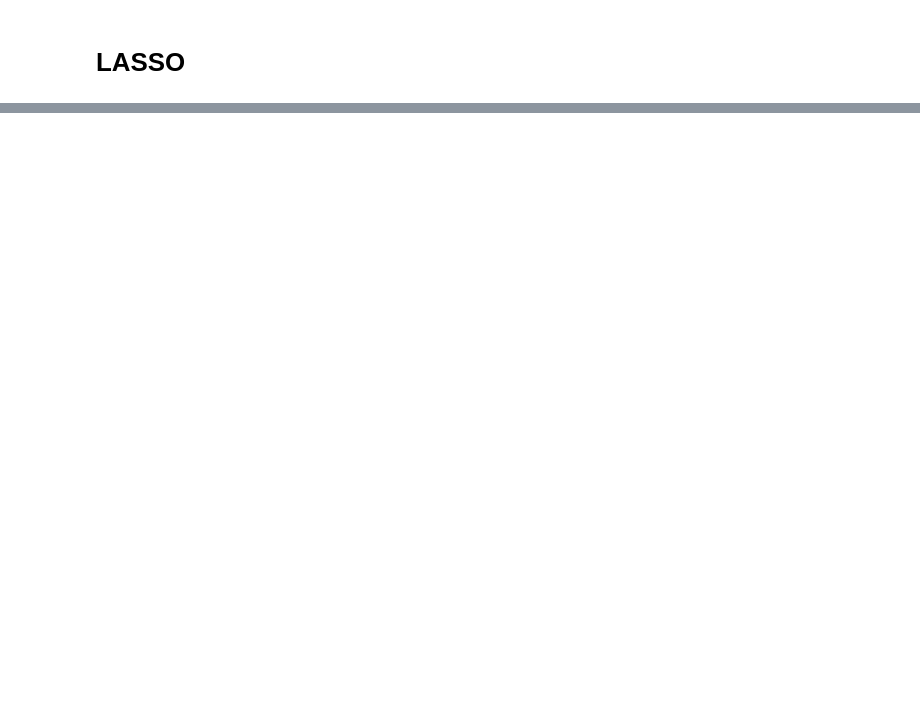
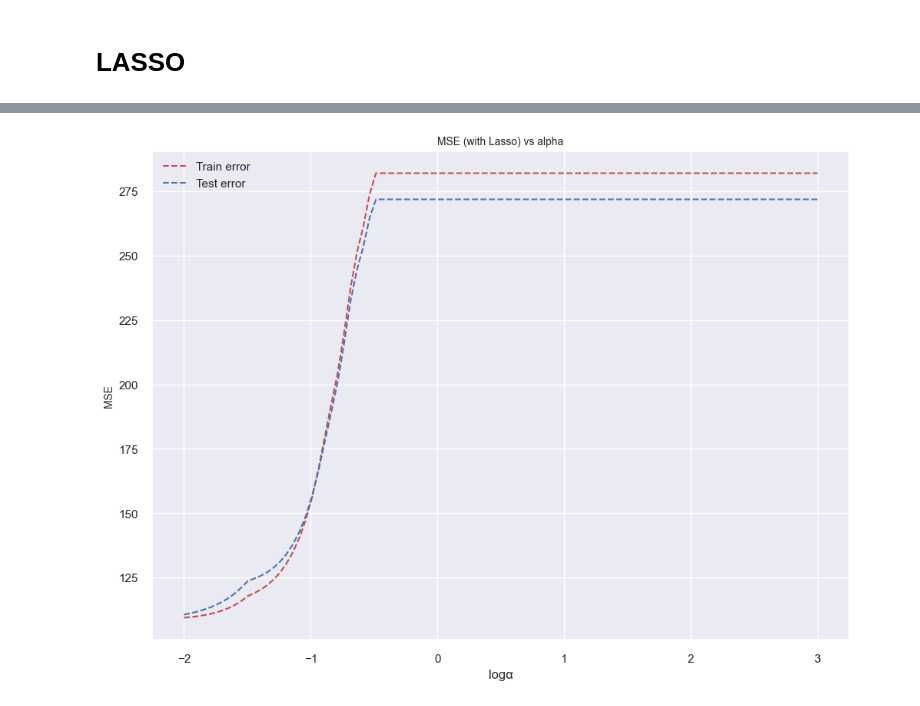
Before and after one commit to kcristinaa/ML-course, a Jupyter notebook: 1η εργασία/Assignment1.ipynb, the cells around one changed output, grey strips where cells are left out. Drawn from its saved outputs; the diff is of its cells as text; code cells hidden in the pictures; blank space fills up the shorter version.

```diff
--- a/1η εργασία/Assignment1.ipynb
+++ b/1η εργασία/Assignment1.ipynb
@@ -276,16 +249,0 @@ plt.show()
-# %%
-df = pd.DataFrame()
-mse  = []
-mae = []
-mape = []
-alphas = np.arange(0.1, 5000, 10).tolist()
-for a in alphas:
-    ridge = Ridge(alpha=a, fit_intercept=True)
-    ridge.fit(X_train_scaled, y_train)
-    pred = ridge.predict(X_test_scaled)
-    mse.append(mean_squared_error(y_test, pred))
-    mae.append(mean_absolute_error(y_test, pred))
-    mape.append(MAPE(y_test, pred))
-    alphas = {'alpha':a, 'mse': mse, 'mae':mae, 'mape':mape}
-    alphas = pd.DataFrame(alphas)
-    df = pd.concat([df, alphas])
@@ -353,0 +298,28 @@ NameError: name 'make_regression' is not defined
+# %%
+alphas = np.logspace(-2,3,100)
+
+lasso_mse_train  = []
+lasso_mse_test = []
+lasso_mae_train = []
+lasso_mae_test = []
+lasso_mape_train = []
+lasso_mape_test = []
+
+for alpha in alphas:
+    lasso = Lasso(max_iter = 10000, normalize = True)
+    lasso.set_params(alpha=alpha)
+    lasso.fit(X_train_scaled, y_train)
+    ylasso_train = lasso.predict(X_train_scaled)
+    ylasso_test = lasso.predict(X_test_scaled)
+
+    #Results
+    lasso_mse_train.append(mean_squared_error(y_train, ylasso_train))
+    lasso_mse_test.append(mean_squared_error(y_test, ylasso_test))
+    lasso_mae_train.append(mean_absolute_error(y_train, ylasso_train))
+    lasso_mae_test.append(mean_absolute_error(y_test, ylasso_test))
+    lasso_mape_train.append(MAPE(y_train, ylasso_train))
+    lasso_mape_test.append(MAPE(y_test, ylasso_test))
+# %%
+plot_train_test_errors_lasso(lasso_mse_train, lasso_mse_test, alphas)
+# %% [output]
+[figure, added]
```
Also changed, not shown: parts of 31 cells of this notebook, 3 other files.
